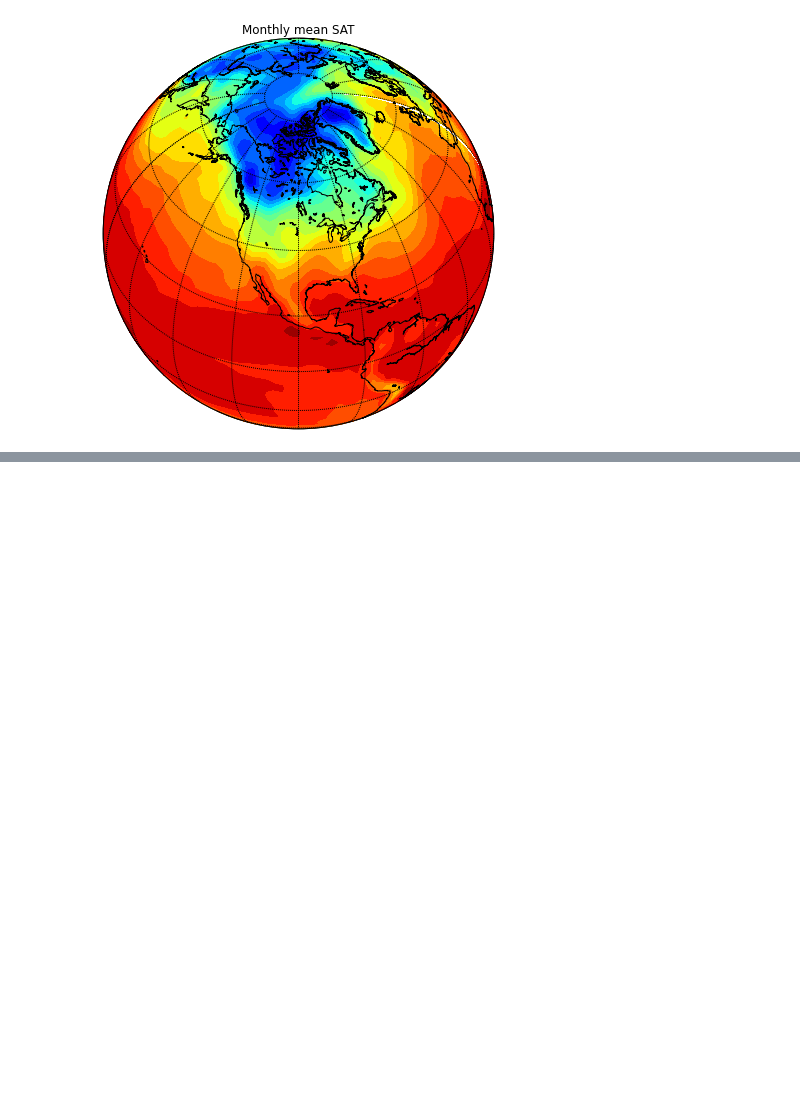
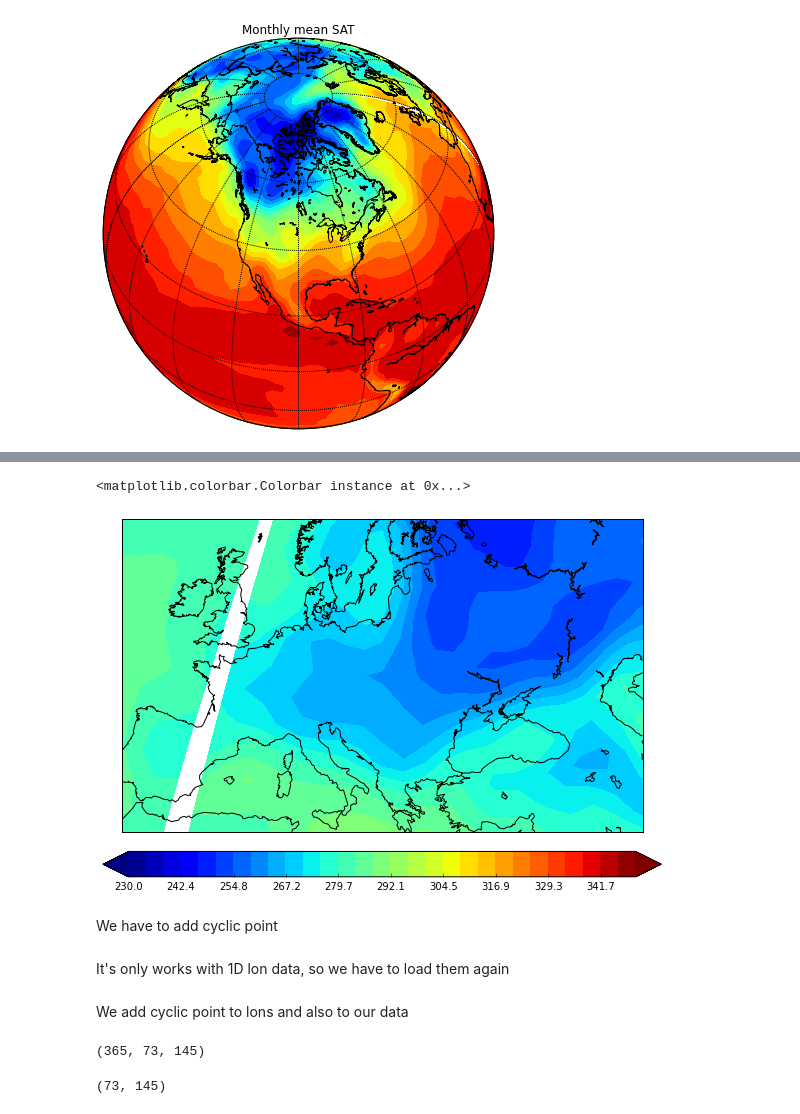
Before and after one commit to koldunovn/HCU, a Jupyter notebook: Week7/Basemap.ipynb, the cells around one changed output, grey strips where cells are left out. Saved outputs shown, nothing was run; the diff lists cells and outputs as text; code cells hidden in the pictures; blank space fills up the shorter version.

```diff
--- a/Week7/Basemap.ipynb
+++ b/Week7/Basemap.ipynb
@@ -75,0 +94,10 @@ plt.title('Monthly mean SAT')
+# %%
+plt.figure(figsize=(10,7))
+m.drawcoastlines()
+m.contourf(x,y,air[0,:,:],levels=np.linspace(230,350,30), extend="both");
+plt.colorbar( orientation='horizontal', pad=0.05)
+# %% [output]
+<matplotlib.colorbar.Colorbar instance at 0x...>
+[figure, added]
+# %% [markdown]
+We have to add cyclic point
@@ -75,0 +106,2 @@ plt.title('Monthly mean SAT')
+# %% [markdown]
+It's only works with 1D lon data, so we have to load them again
@@ -75,0 +111,2 @@ plt.title('Monthly mean SAT')
+# %% [markdown]
+We add cyclic point to lons and also to our data
@@ -75,0 +115,4 @@ plt.title('Monthly mean SAT')
+# %%
+air_cycl.shape
+# %% [output]
+(365, 73, 145)
@@ -75,0 +121,4 @@ plt.title('Monthly mean SAT')
+# %%
+lat2.shape
+# %% [output]
+(73, 145)
```
Also changed, not shown: parts of 13 cells of this notebook, 7 other files.
